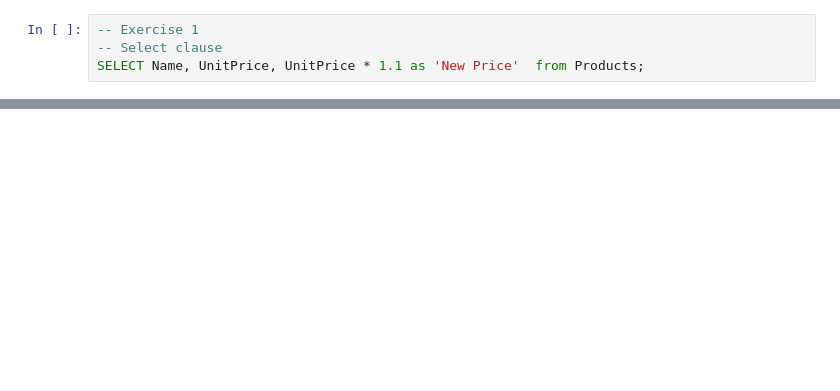
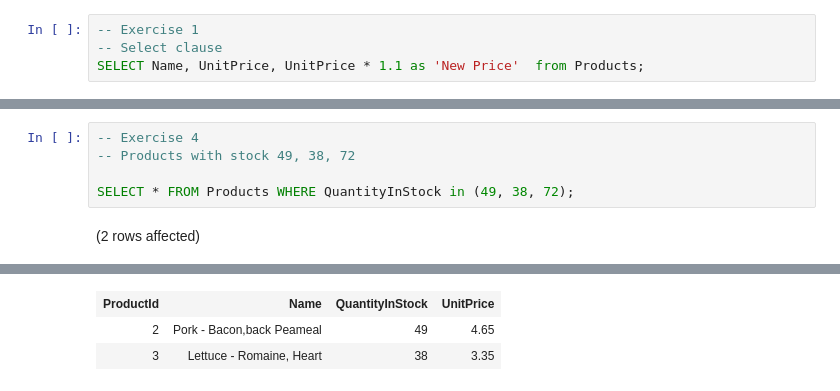
Before and after one commit to KarthikKumarDev/sql-practise, a Jupyter notebook: My Learning.ipynb, the cells around one changed output, grey strips where cells are left out. Saved outputs shown, nothing was run; the diff lists cells and outputs as text; blank space fills up the shorter version.

```diff
--- a/My Learning.ipynb
+++ b/My Learning.ipynb
@@ -194,0 +183,7 @@ Total execution time: 00:00:00.008
+# %%
+-- Exercise 4
+-- Products with stock 49, 38, 72
+
+SELECT * FROM Products WHERE QuantityInStock in (49, 38, 72);
+# %% [output]
+(2 rows affected)
@@ -194,0 +191,3 @@ Total execution time: 00:00:00.008
+| ProductId | Name | QuantityInStock | UnitPrice |
+| 2 | Pork - Bacon,back Peameal | 49 | 4.65 |
+| 3 | Lettuce - Romaine, Heart | 38 | 3.35 |
```
Also changed, not shown: parts of 9 cells of this notebook.
